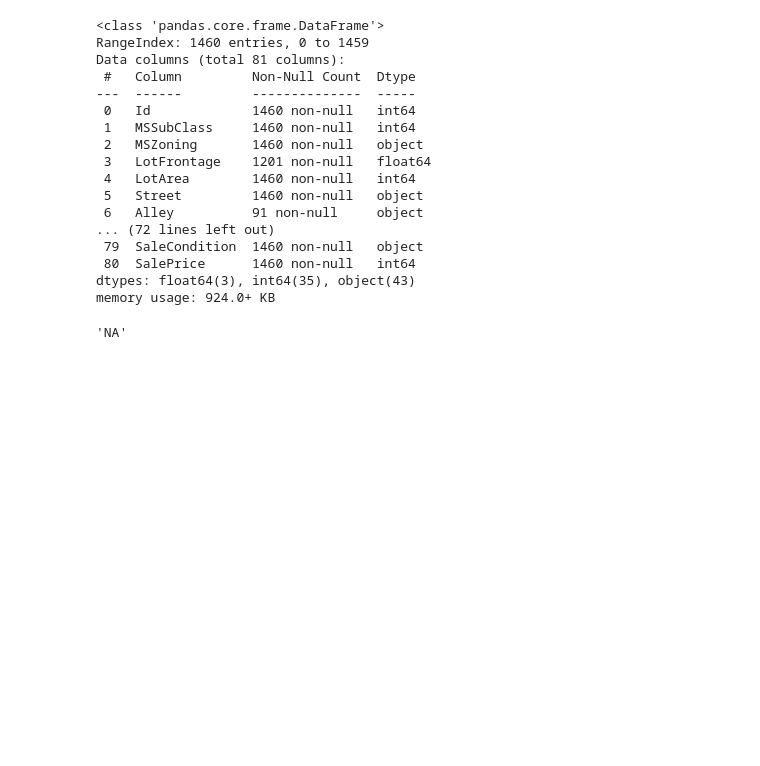
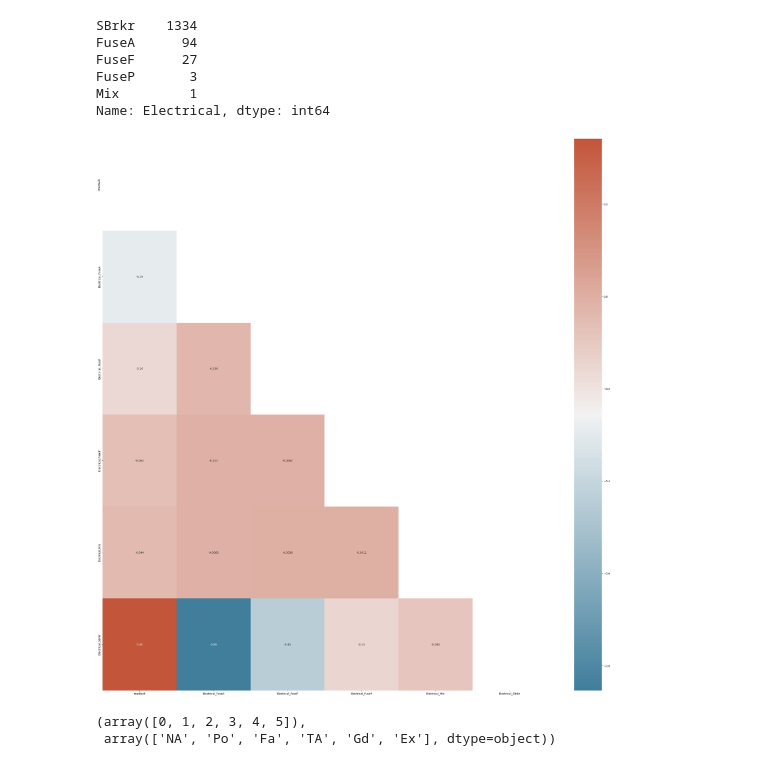
Before and after one commit to connergorman/house-price, a Jupyter notebook: notebooks/test.ipynb, the cells around one changed output. Saved outputs shown, nothing was run; the diff lists cells and outputs as text; code cells hidden in the pictures; blank space fills up the shorter version.

```diff
--- a/notebooks/test.ipynb
+++ b/notebooks/test.ipynb
@@ -7,26 +8,30 @@ import seaborn as sns
 %matplotlib inline
 # %%
 df = pd.read_csv("../train.csv")
-# %%
-df.info()
-# %% [output]
-<class 'pandas.core.frame.DataFrame'>
-RangeIndex: 1460 entries, 0 to 1459
-Data columns (total 81 columns):
- #   Column         Non-Null Count  Dtype
----  ------         --------------  -----
- 0   Id             1460 non-null   int64
- 1   MSSubClass     1460 non-null   int64
- 2   MSZoning       1460 non-null   object
- 3   LotFrontage    1201 non-null   float64
- 4   LotArea        1460 non-null   int64
- 5   Street         1460 non-null   object
- 6   Alley          91 non-null     object
-... (72 lines left out)
- 79  SaleCondition  1460 non-null   object
- 80  SalePrice      1460 non-null   int64
-dtypes: float64(3), int64(35), object(43)
-memory usage: 924.0+ KB
+# %%
+df_electrical_year = df.loc[:, ['YearBuilt', "Electrical"]]
+# %%
+df_electrical_year['Electrical'].value_counts()
+# %% [output]
+SBrkr    1334
+FuseA      94
+FuseF      27
+FuseP       3
+Mix         1
+Name: Electrical, dtype: int64
+# %%
+with_dummies = pd.get_dummies(df_electrical_year, columns=['Electrical'])
+# %%
+def get_corr(data: pd.DataFrame):
+    # Print correlation heatmap
+    corr = data.corr()
+    mask = np.triu(np.ones_like(corr, dtype=bool))
+    cmap = sns.diverging_palette(230, 20, as_cmap=True)
+
+    f, ax = plt.subplots(figsize=(37,37))
+    sns.heatmap(corr, mask=mask, cmap=cmap, annot=True)
 # %%
+
+get_corr(with_dummies)
 # %% [output]
-'NA'
+[figure, added]
@@ -32,0 +42,5 @@ memory usage: 924.0+ KB
+# %%
+cats_encoded
+# %% [output]
+(array([0, 1, 2, 3, 4, 5]),
+ array(['NA', 'Po', 'Fa', 'TA', 'Gd', 'Ex'], dtype=object))
```
Also changed, not shown: parts of 5 cells of this notebook, 3 other files.
